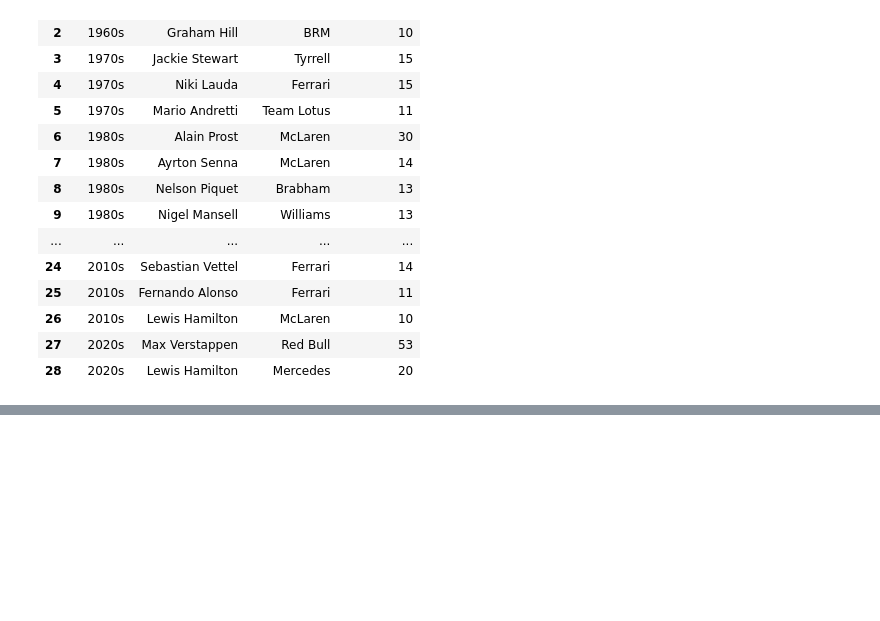
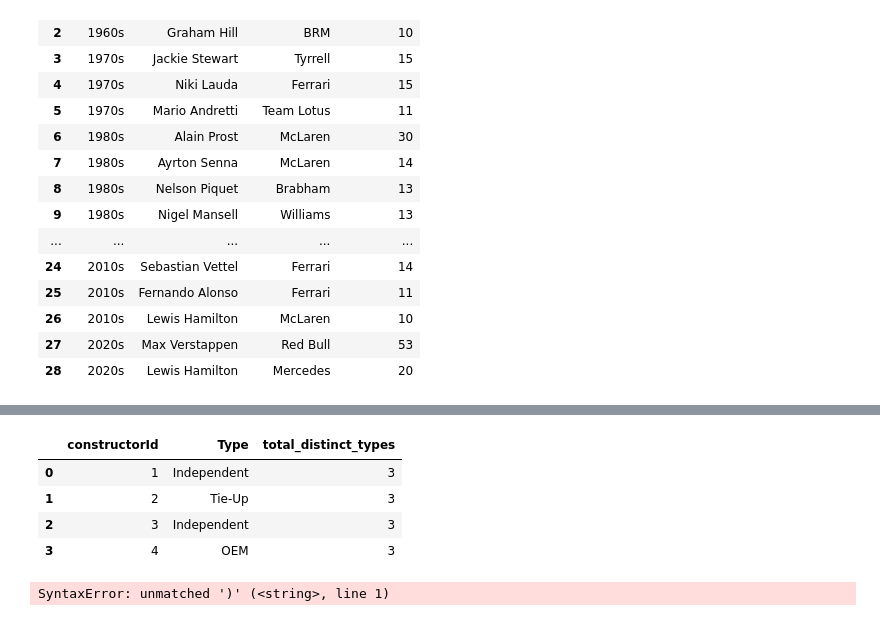
Before and after one commit to rahulakrish/formula_1, a Jupyter notebook: notebook.ipynb, the cells around one changed output, grey strips where cells are left out. Drawn from its saved outputs; the diff is of its cells as text; code cells hidden in the pictures; blank space fills up the shorter version.

```diff
--- a/notebook.ipynb
+++ b/notebook.ipynb
@@ -377,0 +425,47 @@ result
+# %%
+query = """
+
+SELECT
+    constructors.constructorId,
+    constructors.type,
+    (SELECT COUNT(DISTINCT constructors_sub.type)
+     FROM constructors AS constructors_sub
+     JOIN results AS results_sub
+       ON constructors_sub.constructorId = results_sub.constructorId
+     WHERE constructors_sub.constructorId IN (1, 2, 3, 4)
+    ) AS total_distinct_types
+FROM constructors
+JOIN results
+  ON constructors.constructorId = results.constructorId
+WHERE constructors.constructorId IN (1, 2, 3, 4)
+GROUP BY constructors.constructorId, constructors.type
+;
+
+"""
+sqldf.run(query)
+# %% [output]
+|  | constructorId | Type | total_distinct_types |
+| 0 | 1 | Independent | 3 |
+| 1 | 2 | Tie-Up | 3 |
+| 2 | 3 | Independent | 3 |
+| 3 | 4 | OEM | 3 |
+# %%
+query = """
+
+WITH distinct_types AS (
+    SELECT DISTINCT type
+    FROM constructors
+    JOIN results ON constructors.constructorId = results.constructorId
+    WHERE constructors.constructorId IN (1, 2, 3, 4)
+)
+SELECT
+    constructors.constructorId,
+    constructors.type,
+    (SELECT COUNT(*) FROM distinct_types) AS total_distinct_types
+FROM constructors
+JOIN results ON constructors.constructorId = results.constructorId
+WHERE constructors.constructorId IN (1, 2, 3, 4);
+"""
+sqldf.run(query)
+# %% [output]
+SyntaxError: unmatched ')' (<string>, line 1)
```
Also changed, not shown: parts of 7 cells of this notebook.
